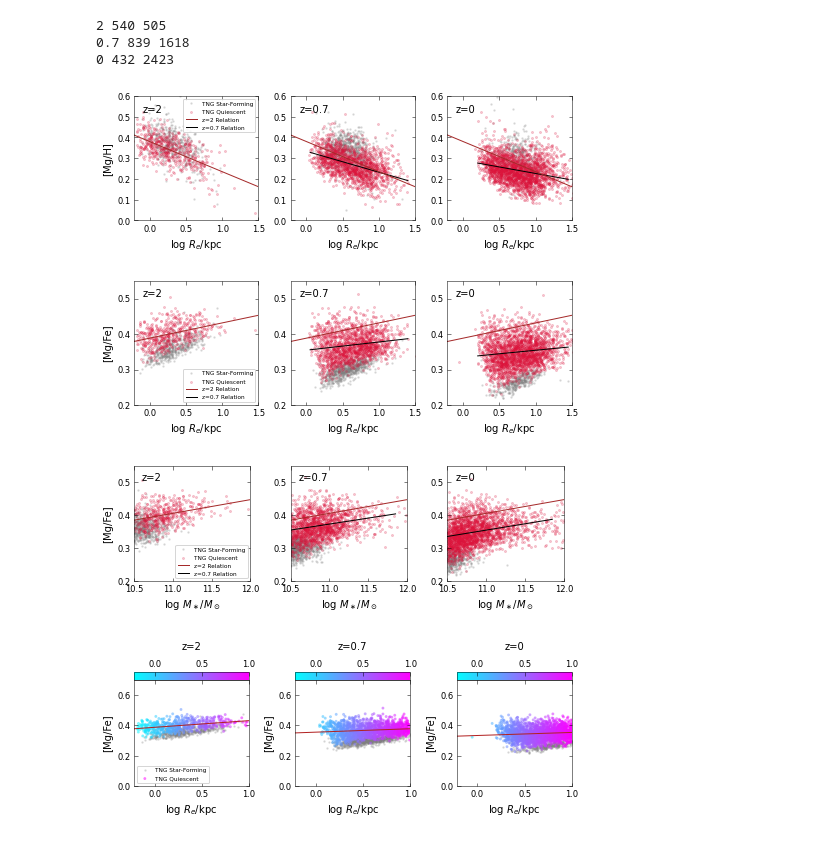
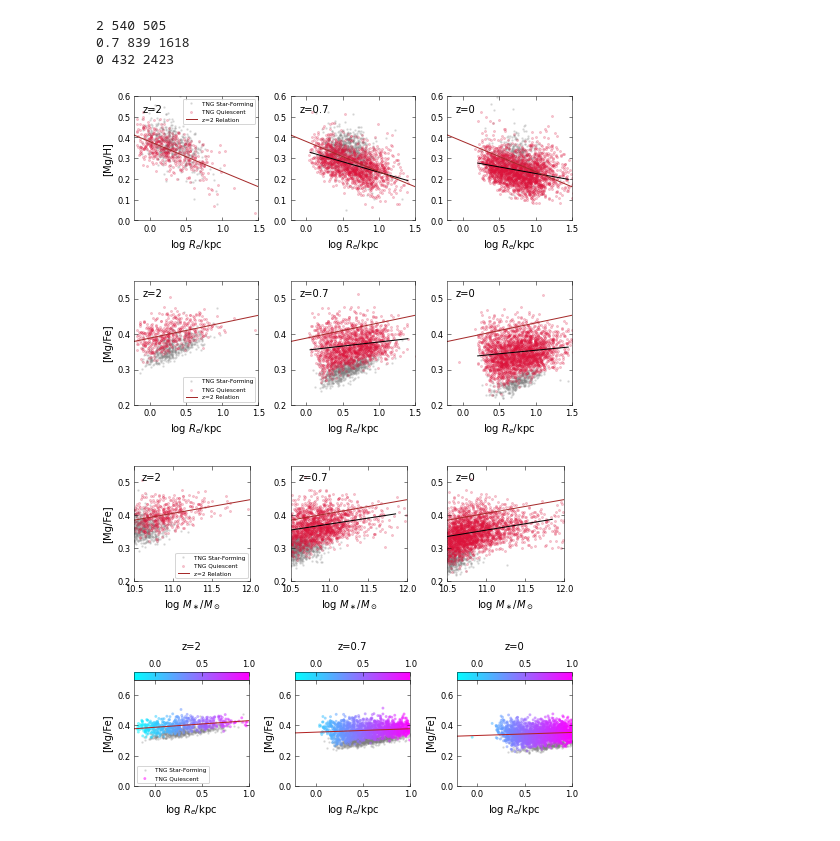
Before and after one commit to jk3sxp/Pathak_2021, a Jupyter notebook: z=0-2_Observations.ipynb, the cells around one changed output. Cells and saved outputs as stored; diff of their text form; code cells hidden in the pictures.

```diff
--- a/z=0-2_Observations.ipynb
+++ b/z=0-2_Observations.ipynb
@@ -144,7 +144,7 @@ for ax in axes:
 # plt.rcParams['axes.labelsize'] = fts+1
 
 # legend
-ax1.legend(handles=[tng1, tng2big[1], z2trend, trends[0]], loc='upper right', fontsize=ftsss).set_zorder(200)
+ax1.legend(handles=[tng1, tng2big[1], z2trend], loc='upper right', fontsize=ftsss).set_zorder(200)
 # ax2.legend(handles=[trends[0], z2trend], loc='upper right', fontsize=ftsss)
 # ax3.legend(handles=[trends[1], z2trend], loc='upper right', fontsize=ftsss)
 # leg1 = ax1.legend(handles=[data[0], data[1], data[2]], loc='lower right', fontsize=ftsss)#.set_zorder(200)
@@ -166,7 +166,7 @@ plt.show()
 2 540 505
 0.7 839 1618
 0 432 2423
-[figure, old version]
+[figure, new version]
 # %%
 import warnings
 warnings.filterwarnings('ignore')
@@ -286,35 +286,35 @@ for ax in axes:
 #     cbar.outline.set_linewidth(0.5)
 # #     cbar.ax.yaxis.set_offset_position('left')
 # #     cbar.set_label(cbarlabel, rotation=0, labelpad=-35, fontsize=fts)#, fontsize='medium')
 #     cbar.ax.tick_params(direction='in', labeltop=True, labelbottom=False, top=True, bottom=False, labelsize=ftss, width=0.5)#, length=5)
 
     # skinny boxes
     for side in ax.spines.keys():  # 'top', 'bottom', 'left', 'right'
         ax.spines[side].set_linewidth(0.5)
 
 # plt.rcParams['axes.labelsize'] = fts+1
 
 # legend
-ax1.legend(handles=[tng1, tng2big[1], z2trend, trends[0]], loc='lower right', fontsize=ftsss).set_zorder(200)
+ax1.legend(handles=[tng1, tng2big[1], z2trend], loc='lower right', fontsize=ftsss).set_zorder(200)
 # ax2.legend(handles=[trends[0], z2trend], loc='lower right', fontsize=ftsss)
 # ax3.legend(handles=[trends[1], z2trend], loc='lower right', fontsize=ftsss)
 # leg1 = ax1.legend(handles=[data[0], data[1], data[2]], loc='lower right', fontsize=ftsss)#.set_zorder(200)
 # leg1.set_zorder(200)
 # for t in leg1.get_texts():
 #    t.set_multialignment('right')
 # leg1._legend_box.align = "right"
 # ax1.legend(loc='lower right').set_zorder(200) #, fontsize=ftss
 
 # for ax in axes:
 #     for side in ax.spines.keys():  # 'top', 'bottom', 'left', 'right'
 #         ax.spines[side].set_linewidth(0.5)
 
 fig.tight_layout(w_pad=0.9)
 
 plt.savefig('2022 FIGURES\z0-2_MgFeRe.png', dpi=300, bbox_inches='tight')
 plt.show()
 # %% [output]
-[figure, old version]
+[figure, new version]
 # %%
 import warnings
 warnings.filterwarnings('ignore')
@@ -441,7 +441,7 @@ for ax in axes:
 # plt.rcParams['axes.labelsize'] = fts+1
 
 # legend
-ax1.legend(handles=[tng1, tng2big[1], z2trend, trends[0]], loc='lower right', fontsize=ftsss).set_zorder(200)
+ax1.legend(handles=[tng1, tng2big[1], z2trend], loc='lower right', fontsize=ftsss).set_zorder(200)
 # ax2.legend(handles=[trends[0], z2trend], loc='lower right', fontsize=ftsss)
 # ax3.legend(handles=[trends[1], z2trend], loc='lower right', fontsize=ftsss)
 # leg1 = ax1.legend(handles=[data[0], data[1], data[2]], loc='lower right', fontsize=ftsss)#.set_zorder(200)
@@ -460,7 +460,7 @@ fig.tight_layout(w_pad=0.9)
 plt.savefig('2022 FIGURES\z0-2_MgFeMass.png', dpi=300, bbox_inches='tight')
 plt.show()
 # %% [output]
-[figure, old version]
+[figure, new version]
 # %%
 import warnings
 warnings.filterwarnings('ignore')
```
Also changed, not shown: 5 other files.
